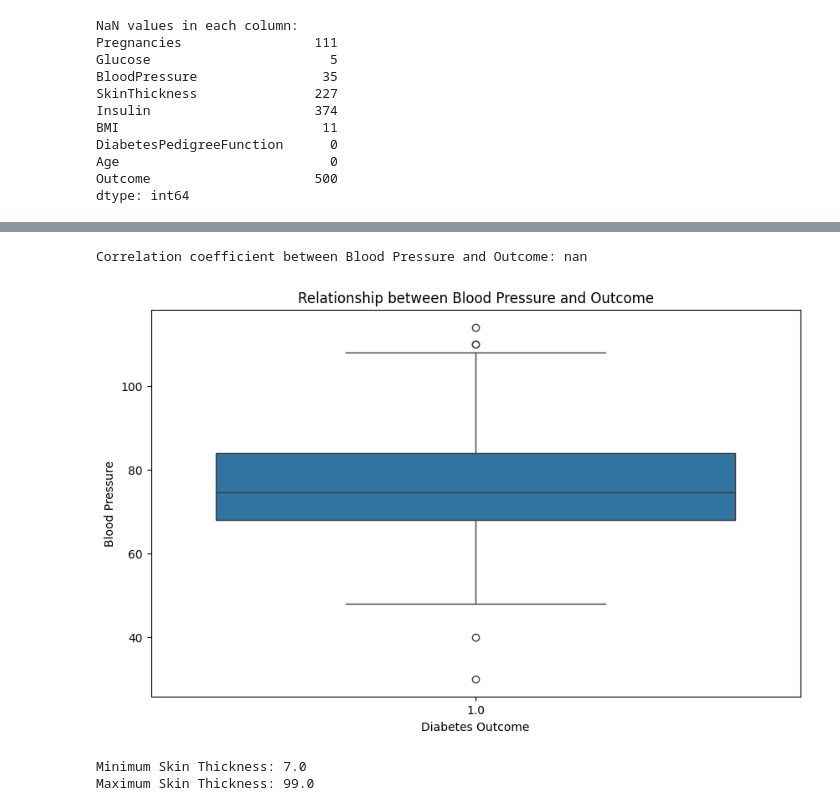
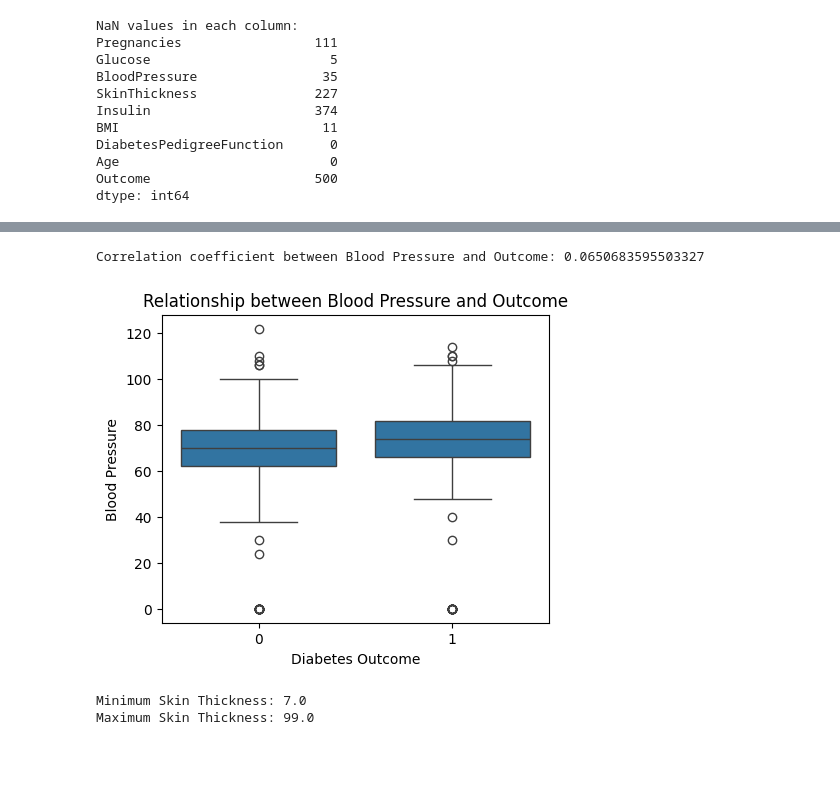
Before and after one commit to qurat-shakeel/Data-Analysis, a Jupyter notebook: Diabetes_dataset.ipynb, the cells around one changed output, grey strips where cells are left out. Cells and saved outputs as stored; diff of their text form; code cells hidden in the pictures; blank space fills up the shorter version.

```diff
--- a/Diabetes_dataset.ipynb
+++ b/Diabetes_dataset.ipynb
@@ -196,19 +272,19 @@ Correlation coefficient between Glucose and Outcome: nan
 # %%
 
-# Correlation Analysis
+# Correlation Analysis between Blood Pressure and Outcome
 correlation = df['BloodPressure'].corr(df['Outcome'])
 print("Correlation coefficient between Blood Pressure and Outcome:", correlation)
 
 # Visualization
-plt.figure(figsize=(10, 6))
+plt.figure(figsize=(5,4))
 sns.boxplot(x='Outcome', y='BloodPressure', data=df)
 plt.xlabel('Diabetes Outcome')
 plt.ylabel('Blood Pressure')
 plt.title('Relationship between Blood Pressure and Outcome')
 plt.show()
 # %% [output]
-Correlation coefficient between Blood Pressure and Outcome: nan
+Correlation coefficient between Blood Pressure and Outcome: 0.0650683595503327
-[figure, old version]
+[figure, new version]
 # %%
 # Calculate the minimum and maximum values of skin thickness
 min_skin_thickness = df['SkinThickness'].min()
```
Also changed, not shown: parts of 15 cells of this notebook, 1 other file.
